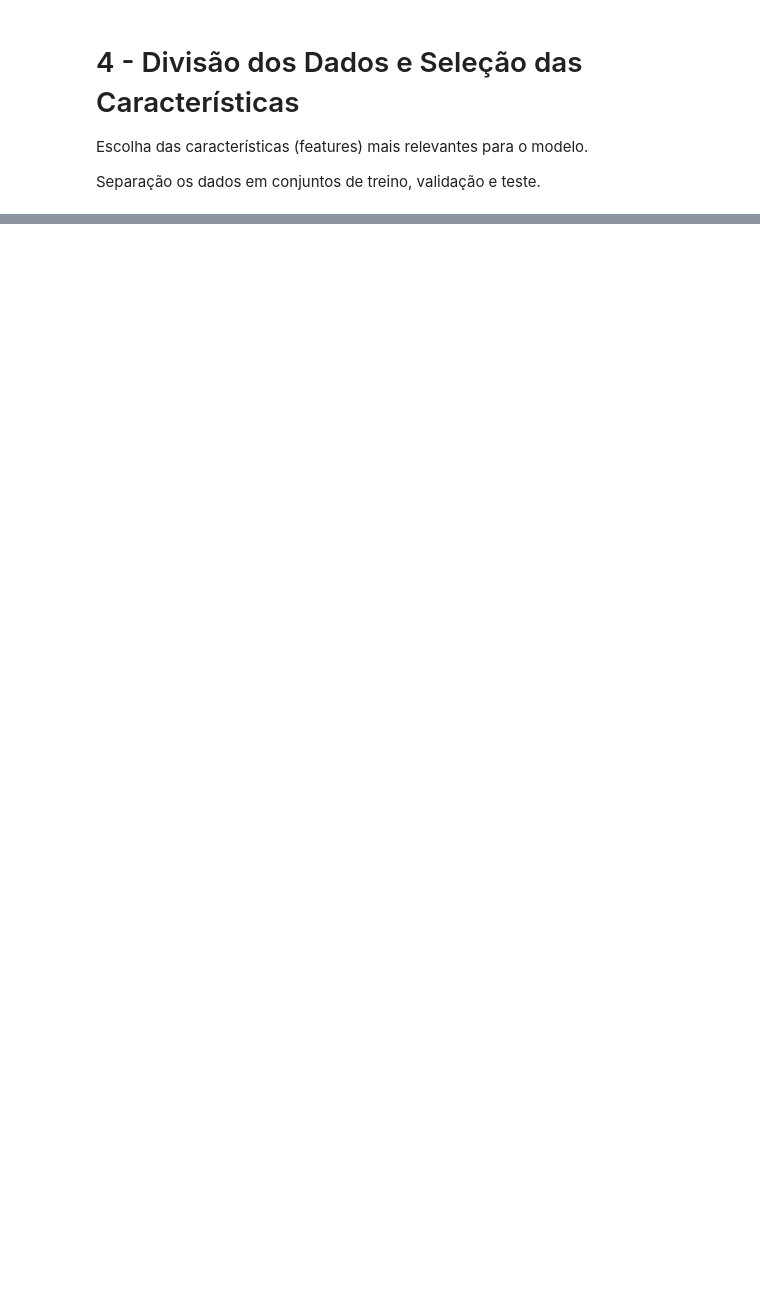
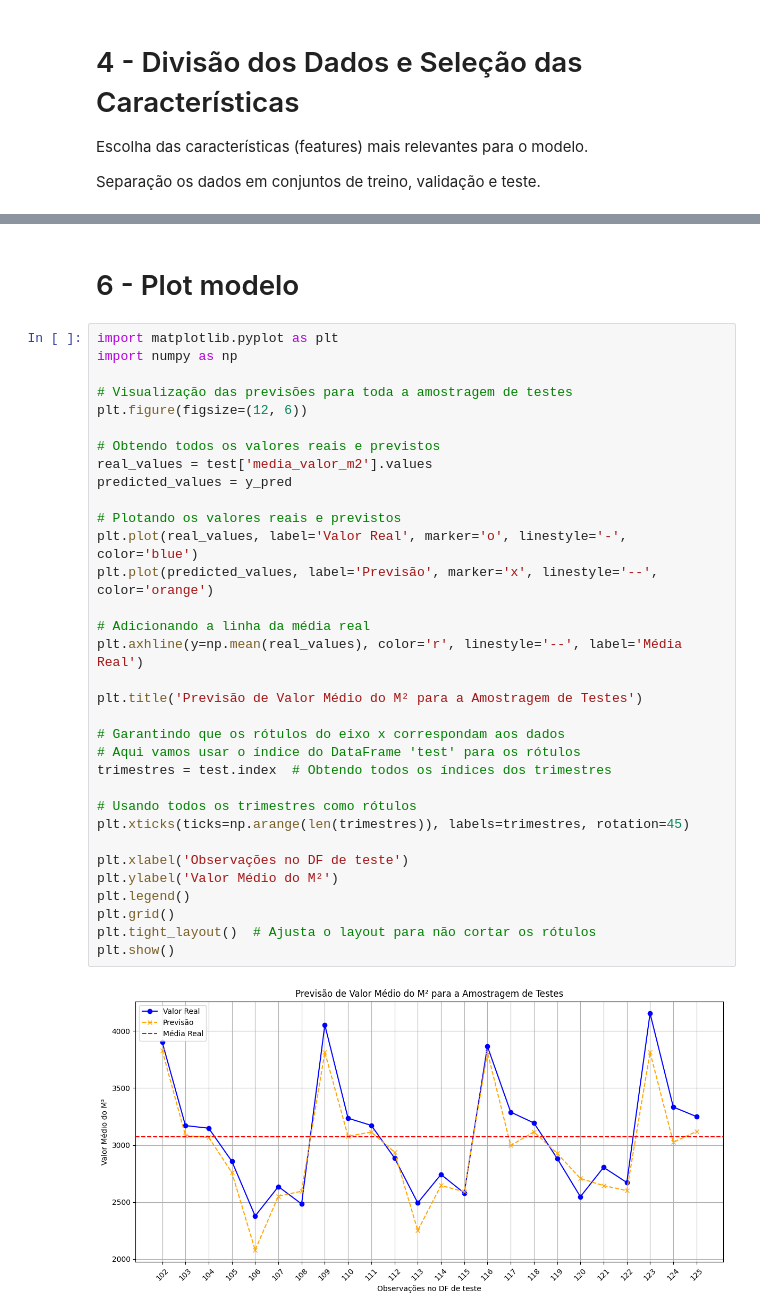
Before and after one commit to rivolela/fiap_tech_challenge_03, a Jupyter notebook: notebooks/case_forecast_immobile_prices_port/case_tc03.ipynb, the cells around one changed output, grey strips where cells are left out. Cells and saved outputs as stored; diff of their text form; blank space fills up the shorter version.

Commit message:
docs(src/case_tc03.ipynb) atualização do notebook com o modelo preditivo futuro (ainda incompleto)

```diff
--- a/notebooks/case_forecast_immobile_prices_port/case_tc03.ipynb
+++ b/notebooks/case_forecast_immobile_prices_port/case_tc03.ipynb
@@ -581,0 +622,37 @@ plt.show()
+# %% [markdown]
+# 6 - Plot modelo
+# %%
+import matplotlib.pyplot as plt
+import numpy as np
+
+# Visualização das previsões para toda a amostragem de testes
+plt.figure(figsize=(12, 6))
+
+# Obtendo todos os valores reais e previstos
+real_values = test['media_valor_m2'].values
+predicted_values = y_pred
+
+# Plotando os valores reais e previstos
+plt.plot(real_values, label='Valor Real', marker='o', linestyle='-', color='blue')
+plt.plot(predicted_values, label='Previsão', marker='x', linestyle='--', color='orange')
+
+# Adicionando a linha da média real
+plt.axhline(y=np.mean(real_values), color='r', linestyle='--', label='Média Real')
+
+plt.title('Previsão de Valor Médio do M² para a Amostragem de Testes')
+
+# Garantindo que os rótulos do eixo x correspondam aos dados
+# Aqui vamos usar o índice do DataFrame 'test' para os rótulos
+trimestres = test.index  # Obtendo todos os índices dos trimestres
+
+# Usando todos os trimestres como rótulos
+plt.xticks(ticks=np.arange(len(trimestres)), labels=trimestres, rotation=45)
+
+plt.xlabel('Observações no DF de teste')
+plt.ylabel('Valor Médio do M²')
+plt.legend()
+plt.grid()
+plt.tight_layout()  # Ajusta o layout para não cortar os rótulos
+plt.show()
+# %% [output]
+[figure, added]
```
Also changed, not shown: parts of 20 cells of this notebook.
